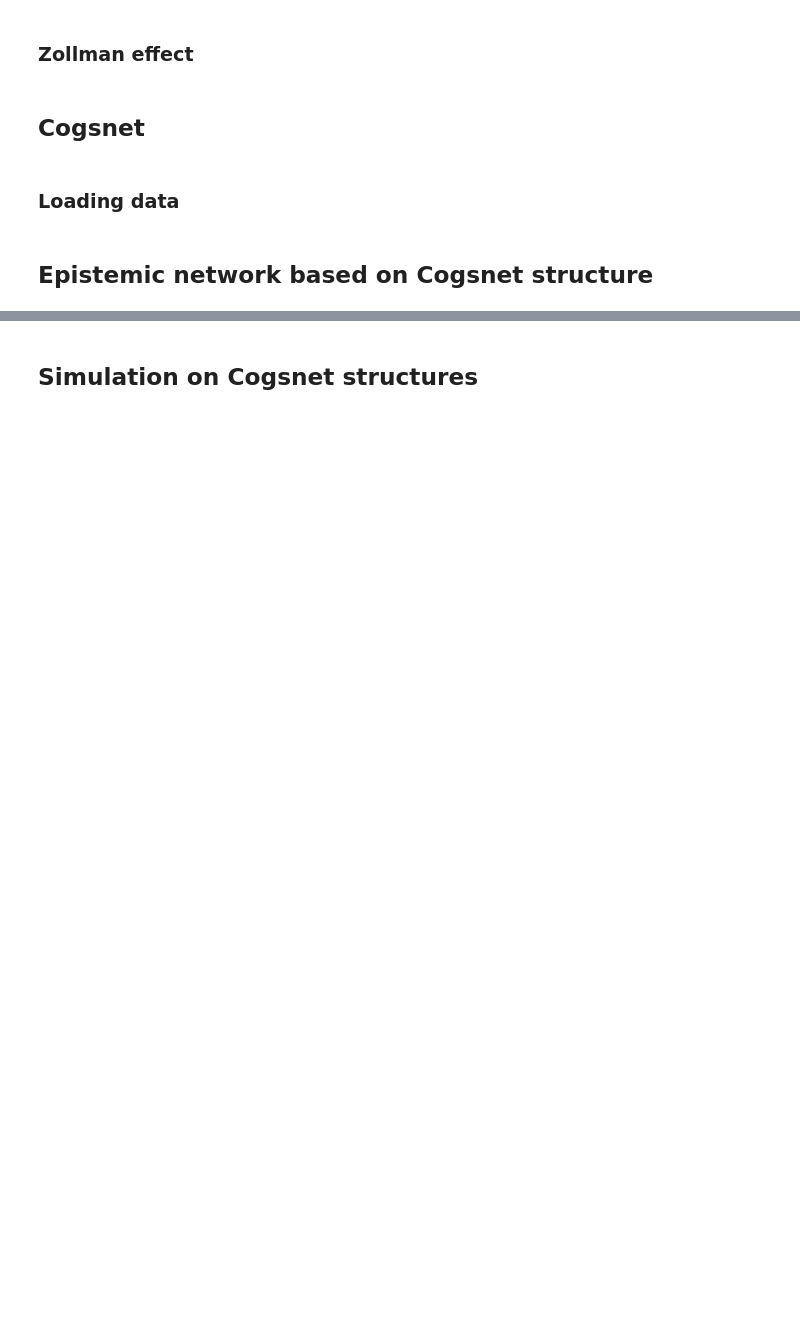
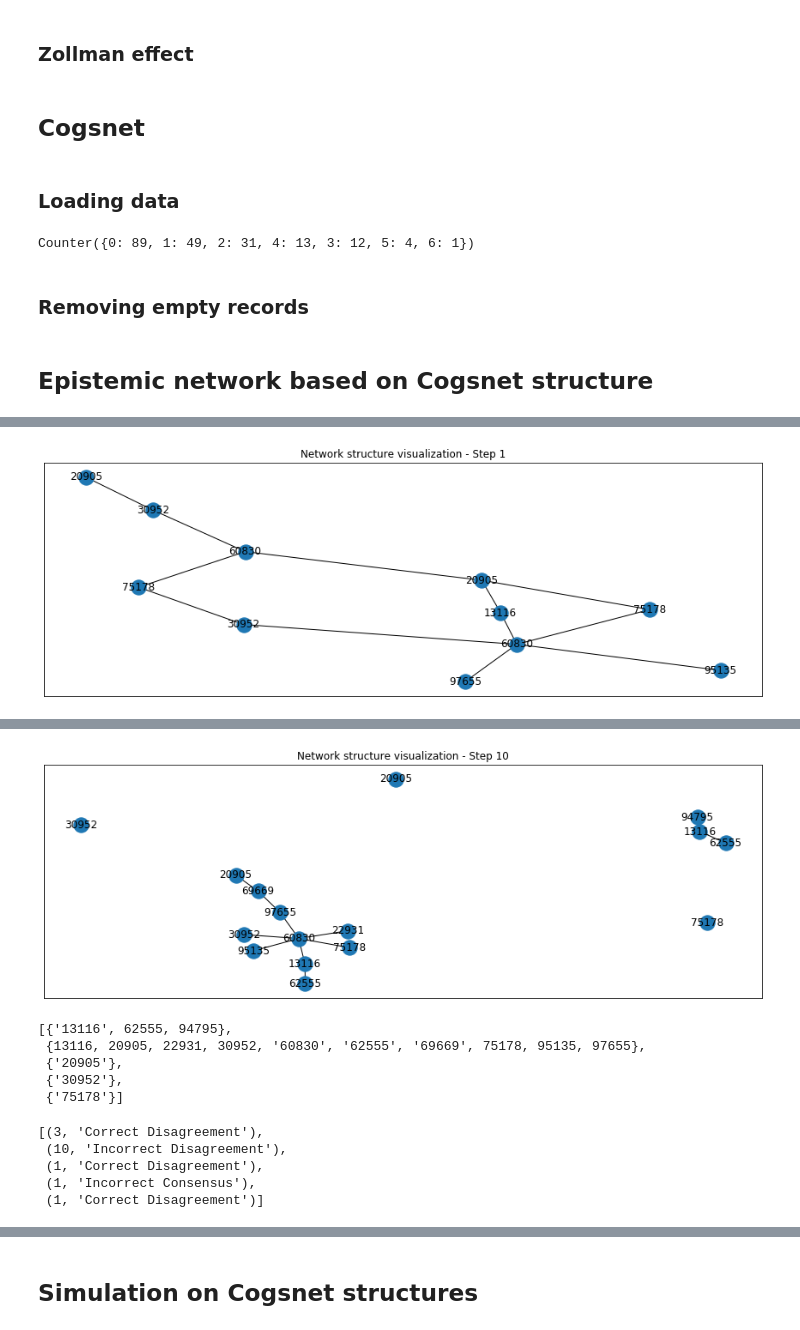
Before and after one commit to KE4T5/network-epistemology, a Jupyter notebook: notebooks/epistemic-networks.ipynb, the cells around one changed output, grey strips where cells are left out. Saved outputs shown, nothing was run; the diff lists cells and outputs as text; code cells hidden in the pictures; blank space fills up the shorter version.

Commit message:
Implemented connected components statuses control.

```diff
--- a/notebooks/epistemic-networks.ipynb
+++ b/notebooks/epistemic-networks.ipynb
@@ -249,3 +296,12 @@ import pickle
 
 with open('data/processed/step_to_adjacency_list.pickle', 'rb') as handle:
     step_to_adjacency_list = pickle.load(handle)
+# %%
+from collections import Counter
+
+lens = [len(val) for val in step_to_adjacency_list[160].values()]
+print(Counter(lens))
+# %% [output]
+Counter({0: 89, 1: 49, 2: 31, 4: 13, 3: 12, 5: 4, 6: 1})
+# %% [markdown]
+### Removing empty records
@@ -253,0 +320,11 @@ with open('data/processed/step_to_adjacency_list.pickle', 'rb') as handle:
+# %%
+alpha_payoff = 0.5
+beta_payoff = 0.6
+cons_threshold = 0.9
+nr_trials = 10
+
+g = DynamicEpistemicNetwork(step_to_adjacency_list_2[1], alpha_payoff, beta_payoff, cons_threshold, nr_trials)
+plot_network(g, 'Network structure visualization - Step 1', (15, 5))
+g.update_structure(step_to_adjacency_list_2[2])
+plot_network(g, 'Network structure visualization - Step 10', (15, 5))
+# %% [output]
@@ -253,0 +335 @@ with open('data/processed/step_to_adjacency_list.pickle', 'rb') as handle:
+[figure, added]
@@ -254,2 +342,19 @@ with open('data/processed/step_to_adjacency_list.pickle', 'rb') as handle:
+[figure, added]
+# %%
+g.get_connected_components()
+# %% [output]
+[{'13116', 62555, 94795},
+ {13116, 20905, 22931, 30952, '60830', '62555', '69669', 75178, 95135, 97655},
+ {'20905'},
+ {'30952'},
+ {'75178'}]
+# %%
+g.get_states_of_connected_components()
+# %% [output]
+[(3, 'Correct Disagreement'),
+ (10, 'Incorrect Disagreement'),
+ (1, 'Correct Disagreement'),
+ (1, 'Incorrect Consensus'),
+ (1, 'Correct Disagreement')]
 # %%
 # Create epostemic network
```
Also changed, not shown: parts of 20 cells of this notebook, 6 other files.
